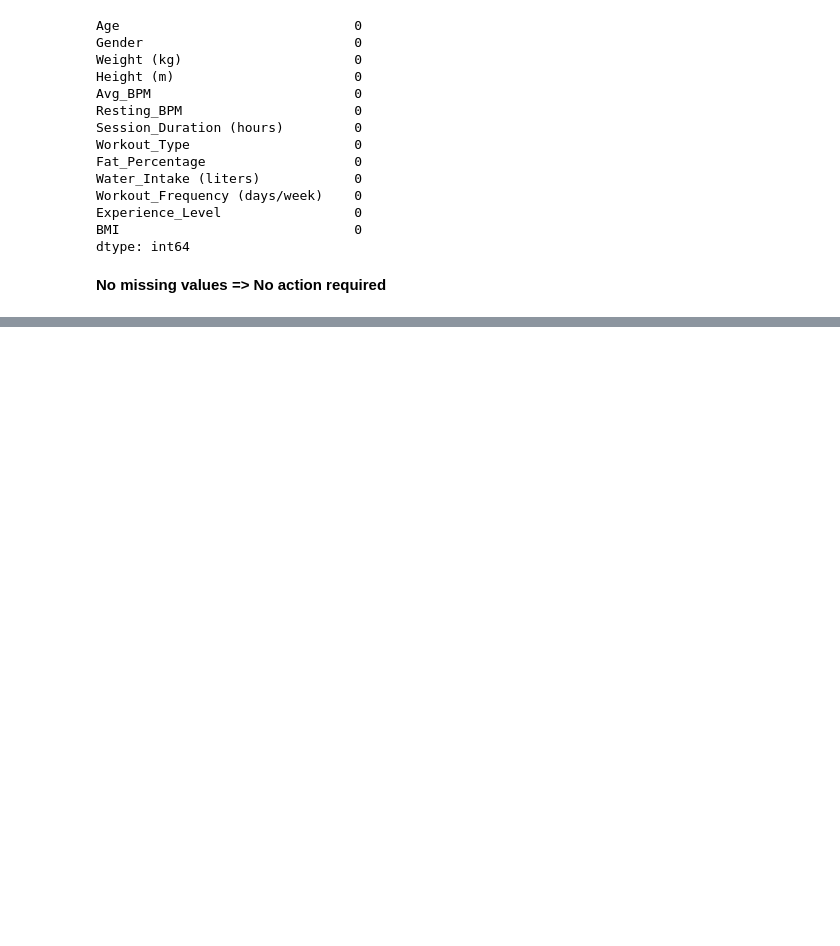
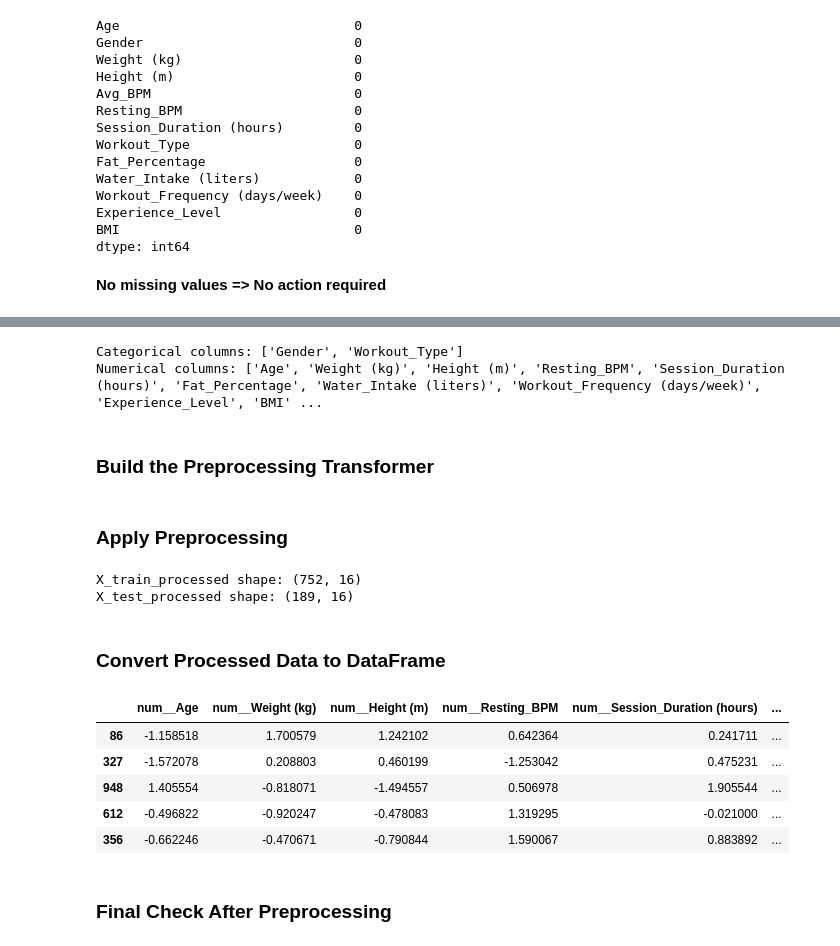
Before and after one commit to anamariapopa/BPMPredictionModel, a Jupyter notebook: Preprocessing.ipynb, the cells around one changed output, grey strips where cells are left out. Cells and saved outputs as stored; diff of their text form; code cells hidden in the pictures; blank space fills up the shorter version.

Commit message:
Completed Phase 2 of Preprocessing

```diff
--- a/Preprocessing.ipynb
+++ b/Preprocessing.ipynb
@@ -115,0 +155,59 @@ dtype: int64
+# %%
+categorical_cols = X_train.select_dtypes(include=["object", "string"]).columns.tolist()
+numerical_cols = X_train.select_dtypes(include=["number"]).columns.tolist()
+
+print("Categorical columns:", categorical_cols)
+print("Numerical columns:", numerical_cols)
+# %% [output]
+Categorical columns: ['Gender', 'Workout_Type']
+Numerical columns: ['Age', 'Weight (kg)', 'Height (m)', 'Resting_BPM', 'Session_Duration (hours)', 'Fat_Percentage', 'Water_Intake (liters)', 'Workout_Frequency (days/week)', 'Experience_Level', 'BMI' ...
+# %% [markdown]
+### Build the Preprocessing Transformer
+# %%
+from sklearn.compose import ColumnTransformer
+from sklearn.preprocessing import OneHotEncoder, StandardScaler
+
+preprocessor = ColumnTransformer(
+    transformers=[
+        ("num", StandardScaler(), numerical_cols),
+        ("cat", OneHotEncoder(handle_unknown="ignore", sparse_output=False), categorical_cols)
+    ]
+)
+# %% [markdown]
+### Apply Preprocessing
+# %%
+X_train_processed = preprocessor.fit_transform(X_train)
+X_test_processed = preprocessor.transform(X_test)
+
+print("X_train_processed shape:", X_train_processed.shape)
+print("X_test_processed shape:", X_test_processed.shape)
+# %% [output]
+X_train_processed shape: (752, 16)
+X_test_processed shape: (189, 16)
+# %% [markdown]
+### Convert Processed Data to DataFrame
+# %%
+feature_names = preprocessor.get_feature_names_out()
+
+X_train_processed_df = pd.DataFrame(
+    X_train_processed,
+    columns=feature_names,
+    index=X_train.index
+)
+
+X_test_processed_df = pd.DataFrame(
+    X_test_processed,
+    columns=feature_names,
+    index=X_test.index
+)
+
+X_train_processed_df.head()
+# %% [output]
+|  | num__Age | num__Weight (kg) | num__Height (m) | num__Resting_BPM | num__Session_Duration (hours) | ... |
+| 86 | -1.158518 | 1.700579 | 1.242102 | 0.642364 | 0.241711 | ... |
+| 327 | -1.572078 | 0.208803 | 0.460199 | -1.253042 | 0.475231 | ... |
+| 948 | 1.405554 | -0.818071 | -1.494557 | 0.506978 | 1.905544 | ... |
+| 612 | -0.496822 | -0.920247 | -0.478083 | 1.319295 | -0.021000 | ... |
+| 356 | -0.662246 | -0.470671 | -0.790844 | 1.590067 | 0.883892 | ... |
+# %% [markdown]
+### Final Check After Preprocessing
```
Also changed, not shown: parts of 8 cells of this notebook.
